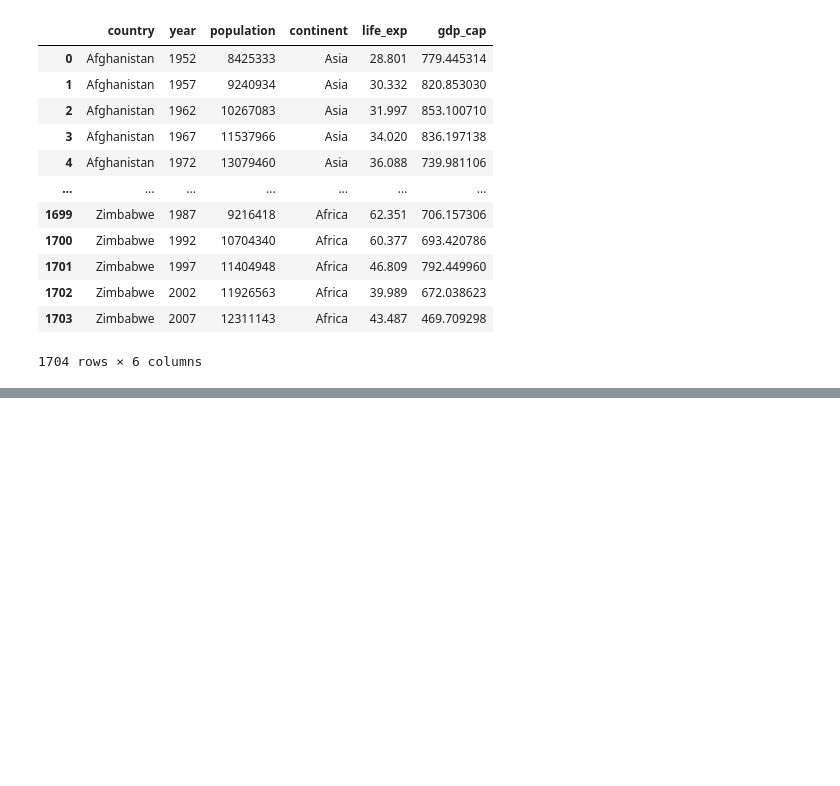
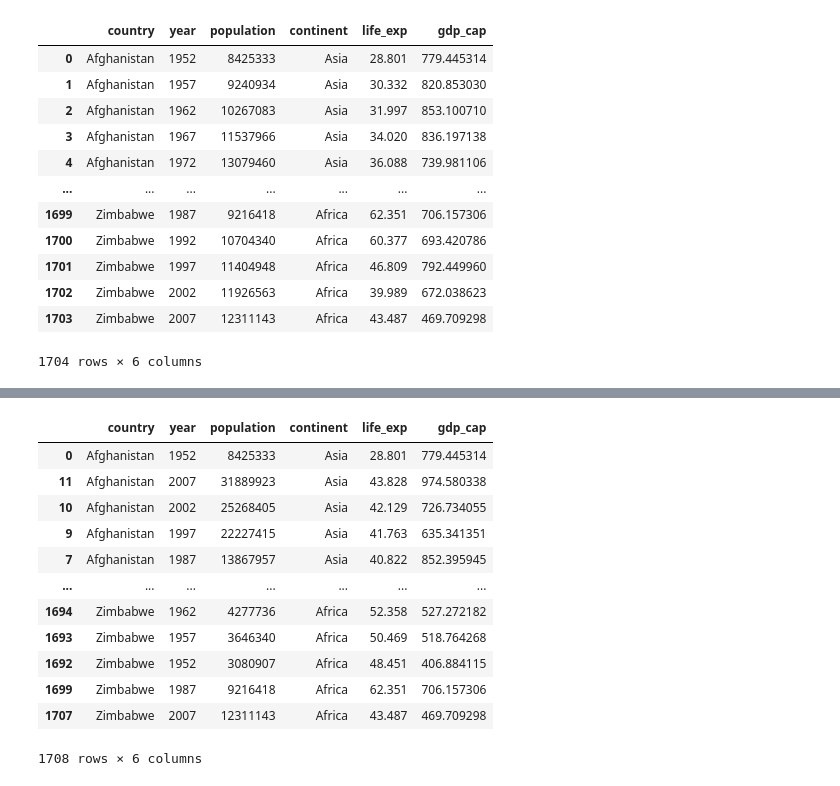
Before and after one commit to jeeet0700/Revision, a Jupyter notebook: Pandas revision.ipynb, the cells around one changed output, grey strips where cells are left out. Saved outputs shown, nothing was run; the diff lists cells and outputs as text; code cells hidden in the pictures; blank space fills up the shorter version.

```diff
--- a/Pandas revision.ipynb
+++ b/Pandas revision.ipynb
@@ -941,0 +1071,16 @@ df.drop_duplicates(keep=False)
+# %%
+df.sort_values("country")
+# %% [output]
+|  | country | year | population | continent | life_exp | gdp_cap |
+| 0 | Afghanistan | 1952 | 8425333 | Asia | 28.801 | 779.445314 |
+| 11 | Afghanistan | 2007 | 31889923 | Asia | 43.828 | 974.580338 |
+| 10 | Afghanistan | 2002 | 25268405 | Asia | 42.129 | 726.734055 |
+| 9 | Afghanistan | 1997 | 22227415 | Asia | 41.763 | 635.341351 |
+| 7 | Afghanistan | 1987 | 13867957 | Asia | 40.822 | 852.395945 |
+| ... | ... | ... | ... | ... | ... | ... |
+| 1694 | Zimbabwe | 1962 | 4277736 | Africa | 52.358 | 527.272182 |
+| 1693 | Zimbabwe | 1957 | 3646340 | Africa | 50.469 | 518.764268 |
+| 1692 | Zimbabwe | 1952 | 3080907 | Africa | 48.451 | 406.884115 |
+| 1699 | Zimbabwe | 1987 | 9216418 | Africa | 62.351 | 706.157306 |
+| 1707 | Zimbabwe | 2007 | 12311143 | Africa | 43.487 | 469.709298 |
+1708 rows × 6 columns
```
Also changed, not shown: parts of 12 cells of this notebook.
